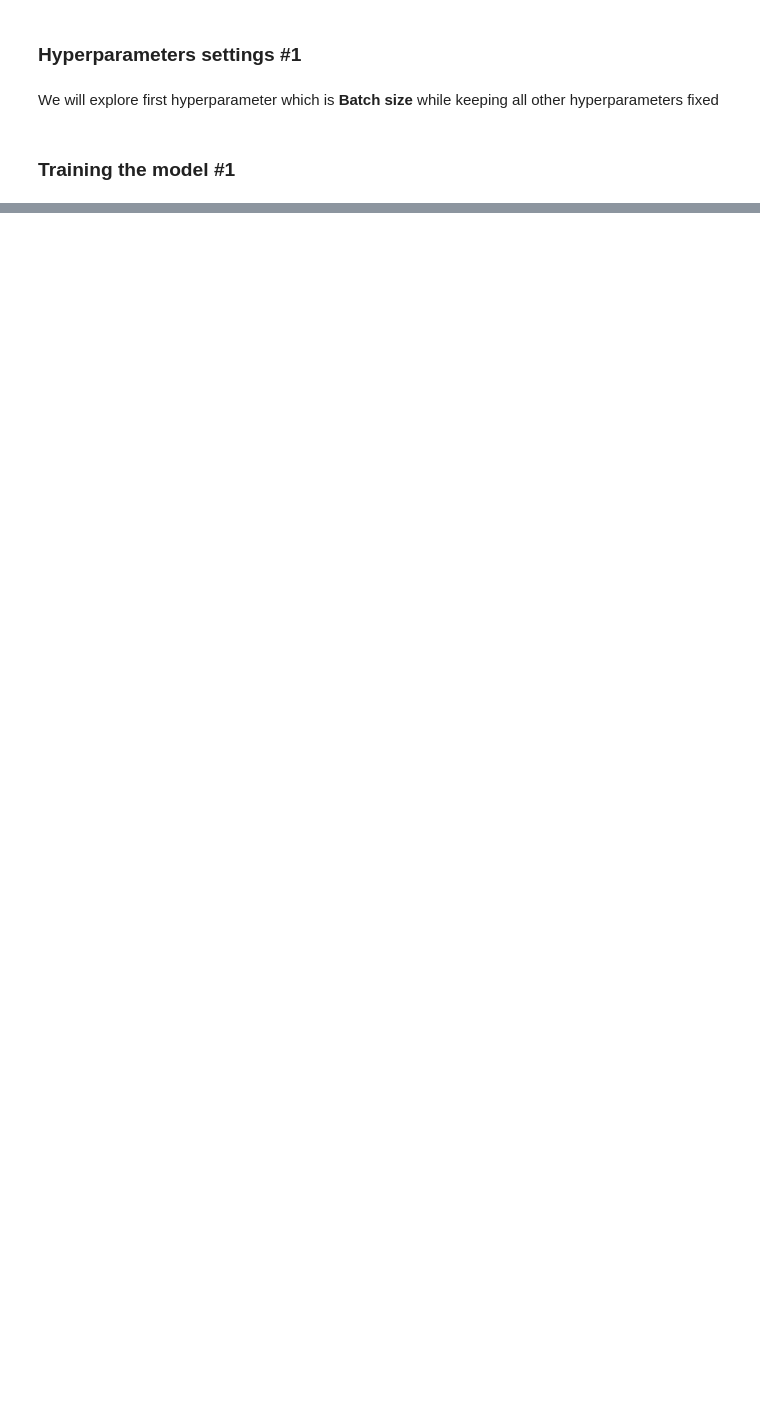
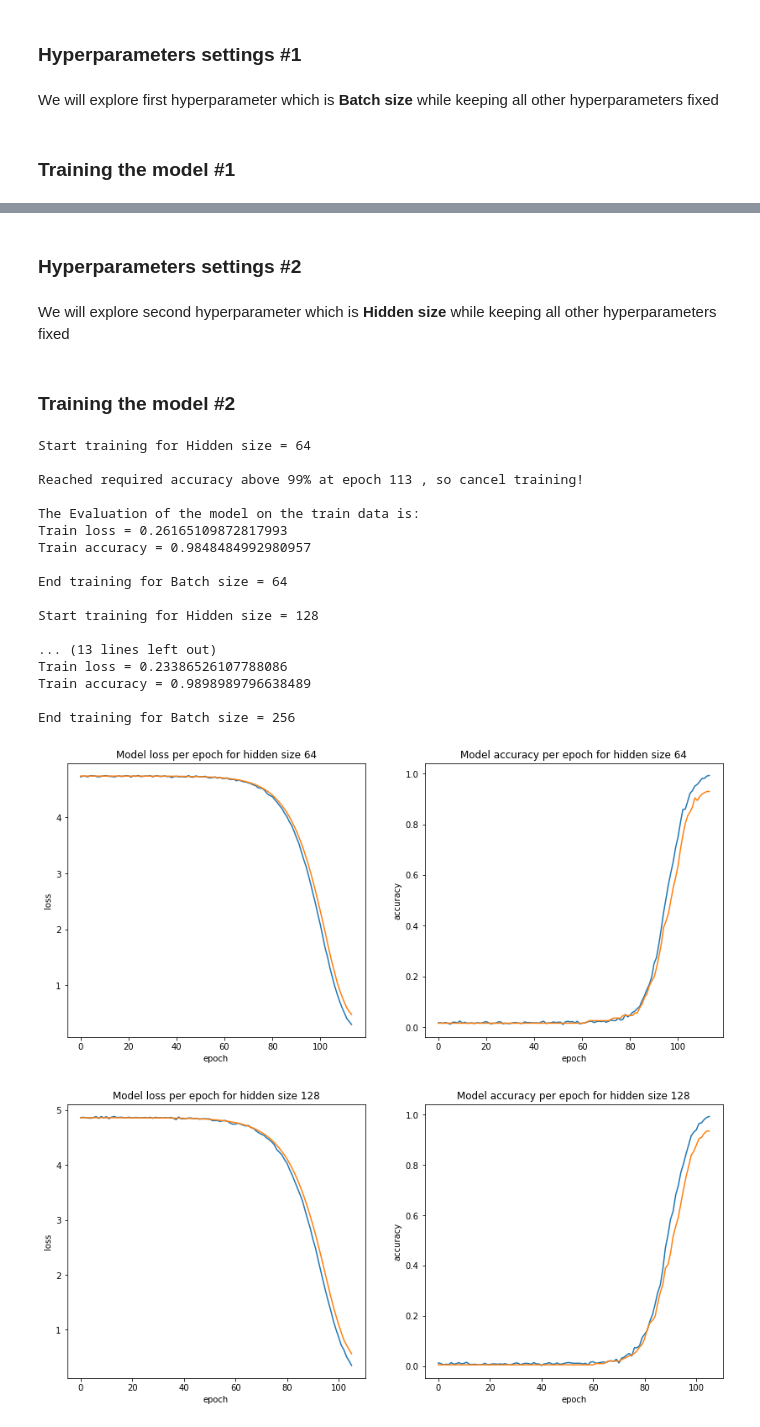
Before and after one commit to mahmodKhaled/Leaf-Classification, a Jupyter notebook: leaf_classification.ipynb, the cells around one changed output, grey strips where cells are left out. Saved outputs shown, nothing was run; the diff lists cells and outputs as text; code cells hidden in the pictures; blank space fills up the shorter version.

```diff
--- a/leaf_classification.ipynb
+++ b/leaf_classification.ipynb
@@ -630,13 +563,0 @@ DROPOUT = True
-# %%
-for opt_name, opt in zip(optimizer_name, optimizer):
-    print('Start training for optimizer:', str(opt_name))
-    model = DenseMLP(input_shape= X_train_scaled.shape, hidden_size= hidden, output_size= y_train_unique_length,
-                     dropout_rate= DROPOUT_RATE, dropout= DROPOUT)
-    history = training(model, tf.cast(X_train_scaled,dtype=tf.float32), tf.cast(y_train_encoded,dtype=tf.int32), BATCH_SIZE,
-     opt, REGULARIZATION, LEARNING_RATE_SCHEDULAR)
-    train_curves(history,'for optimizer',opt_name)
-    loss, acc = evaluation(model= model, X= X_train_scaled, y= y_train_encoded, batch_size= batch)
-    print('\nThe Evaluation of the model on the train data is:')
-    print('Train loss =',loss)
-    print('Train accuracy =', acc)
-    print('\nEnd training for optimizer:', str(opt_name) + '\n')
@@ -678,14 +563,0 @@ DROPOUT = True
-# %%
-for lr in learning_rate:
-    LEARNING_RATE_SCHEDULAR = LearningRateScheduler(lambda epoch: lr * 10**(epoch / 20))
-    print('Start training for learning rate =', str(lr))
-    model = DenseMLP(input_shape= X_train_scaled.shape, hidden_size= hidden, output_size= y_train_unique_length,
-                     dropout_rate= DROPOUT_RATE, dropout= DROPOUT)
-    history = training(model, tf.cast(X_train_scaled,dtype=tf.float32), tf.cast(y_train_encoded,dtype=tf.int32), BATCH_SIZE,
-            opt, REGULARIZATION, LEARNING_RATE_SCHEDULAR)
-    train_curves(history,'for learning rate',lr)
-    loss, acc = evaluation(model= model, X= X_train_scaled, y= y_train_encoded, batch_size= batch)
-    print('\nThe Evaluation of the model on the train data is:')
-    print('Train loss =',loss)
-    print('Train accuracy =', acc)
-    print('\nEnd training for learning rate =', str(lr) + '\n')
@@ -733,0 +564,4 @@ predictions_df
+# %% [markdown]
+### Hyperparameters settings #2
+# %% [markdown]
+We will explore second hyperparameter which is **Hidden size** while keeping all other hyperparameters fixed
@@ -733,0 +576,35 @@ predictions_df
+# %% [markdown]
+### Training the model #2
+# %%
+for hidden in hidden_size:
+    print('Start training for Hidden size =', str(hidden))
+    model = DenseMLP(input_shape= X_train_scaled.shape, hidden_size= hidden, output_size= y_train_unique_length,
+                     dropout_rate= DROPOUT_RATE, dropout= DROPOUT)
+    history = training(model, tf.cast(X_train_scaled,dtype=tf.float32), tf.cast(y_train_encoded,dtype=tf.int32), BATCH_SIZE,
+                        OPTIMIZER, LEARNING_RATE_SCHEDULAR)
+    train_curves(history,'for hidden size',hidden)
+    loss, acc = evaluation(model= model, X= X_train_scaled, y= y_train_encoded, batch_size= batch)
+    print('\nThe Evaluation of the model on the train data is:')
+    print('Train loss =',loss)
+    print('Train accuracy =', acc)
+    print('\nEnd training for Batch size =', str(hidden) + '\n')
+# %% [output]
+Start training for Hidden size = 64
+
+Reached required accuracy above 99% at epoch 113 , so cancel training!
+
+The Evaluation of the model on the train data is:
+Train loss = 0.26165109872817993
+Train accuracy = 0.9848484992980957
+
+End training for Batch size = 64
+
+Start training for Hidden size = 128
+
+... (13 lines left out)
+Train loss = 0.23386526107788086
+Train accuracy = 0.9898989796638489
+
+End training for Batch size = 256
+[figure, added]
+[figure, added]
```
Also changed, not shown: parts of 44 cells of this notebook.
